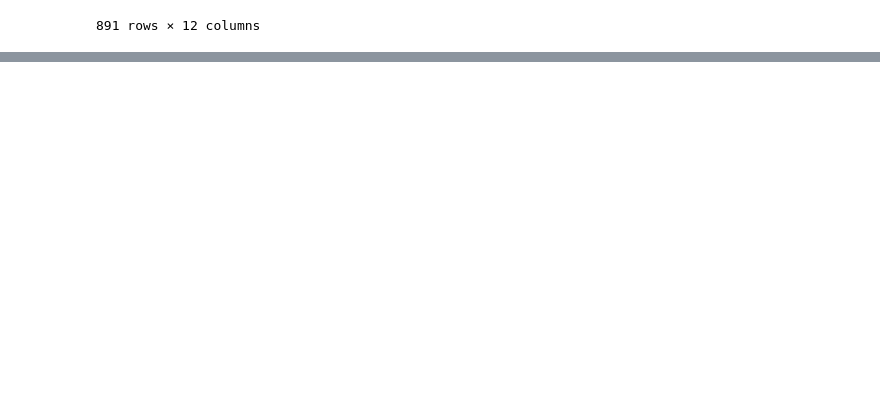
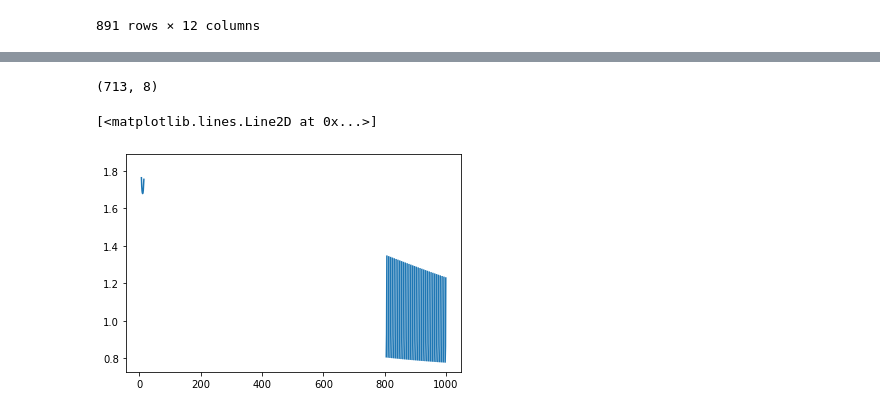
Before and after one commit to Deamon-DP/Machine-learning-projects, a Jupyter notebook: Assignment/classification/Logistic.ipynb, the cells around one changed output, grey strips where cells are left out. Saved outputs shown, nothing was run; the diff lists cells and outputs as text; code cells hidden in the pictures; blank space fills up the shorter version.

```diff
--- a/Assignment/classification/Logistic.ipynb
+++ b/Assignment/classification/Logistic.ipynb
@@ -29,2 +76,22 @@ df
+# %%
+train=df.sample(frac=0.8)
+test=df.drop(train.index)
+
+train_y=train["Survived"].to_numpy()
+train_x=train.drop(["Survived"],axis=1).to_numpy()
+test_y=test["Survived"].to_numpy()
+test_x=test.drop(["Survived"],axis=1).to_numpy()
+# %%
+train_y=np.reshape(train_y,(train_y.size,1))
+test_y=np.reshape(test_y,(test_y.size,1))
+# %%
+bias_col = np.ones(shape=(train_x.shape[0], 1))
+train_x = np.hstack((bias_col, train_x))
+bias_col = np.ones(shape=(test_x.shape[0], 1))
+
+test_x=np.hstack((bias_col, test_x))
+train_x.shape
+# %% [output]
+(713, 8)
 # %%
 class LogisticRegression:
@@ -44,0 +191,8 @@ class LogisticRegression:
+# %%
+model=LogisticRegression1(train_x.shape[1],train_x.shape[0])
+# %%
+loss=model.train(train_x,train_y)
+plt.plot(loss)
+# %% [output]
+[<matplotlib.lines.Line2D at 0x...>]
+[figure, added]
```
Also changed, not shown: parts of 20 cells of this notebook, 1 other file.
